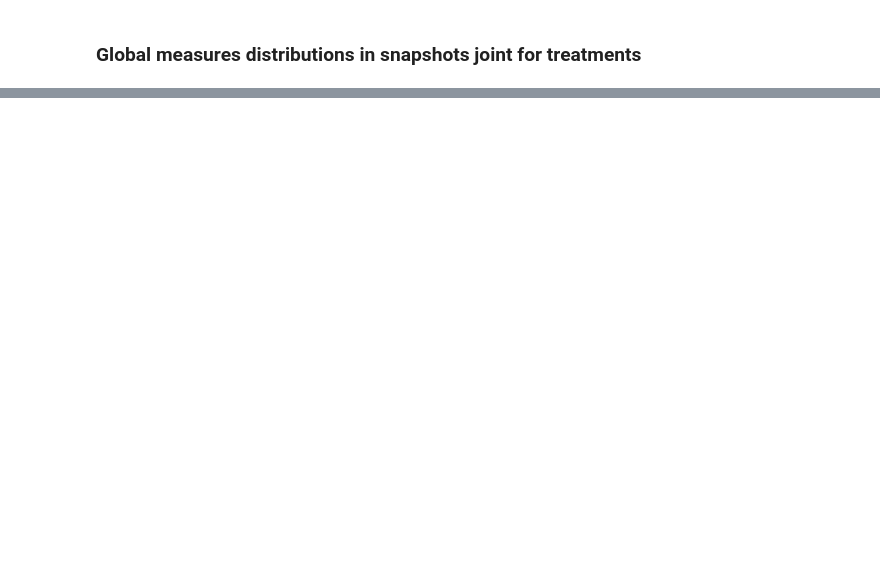
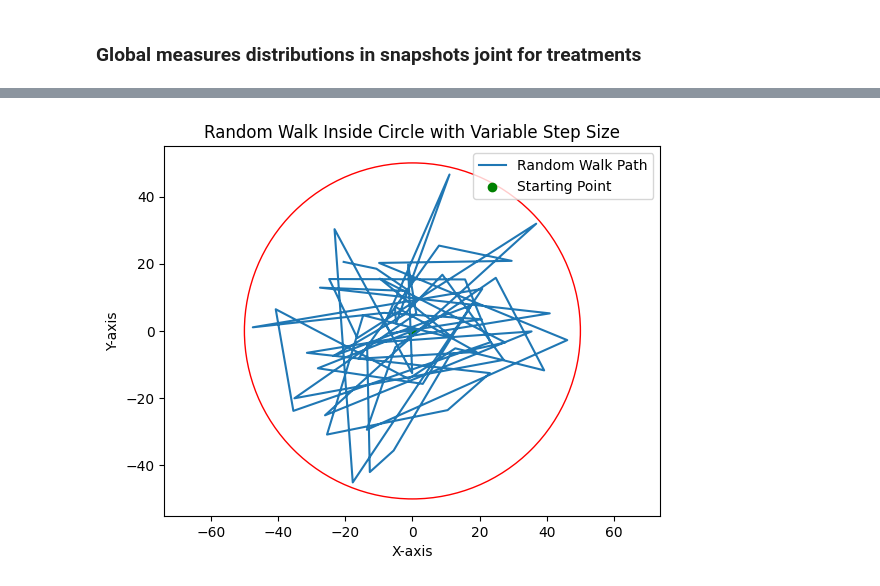
Before and after one commit to milanXpetrovic/drosophila-social-network-analysis, a Jupyter notebook: notebooks/refractor_code/todo_notebooks/snapshots_global_measures_total_boxplot.ipynb, the cells around one changed output, grey strips where cells are left out. Cells and saved outputs as stored; diff of their text form; code cells hidden in the pictures; blank space fills up the shorter version.

```diff
--- a/notebooks/refractor_code/todo_notebooks/snapshots_global_measures_total_boxplot.ipynb
+++ b/notebooks/refractor_code/todo_notebooks/snapshots_global_measures_total_boxplot.ipynb
@@ -60,0 +47,52 @@ for measure_name in combined_data.columns:
+# %%
+import random
+import math
+import matplotlib.pyplot as plt
+
+def generate_random_walk_in_circle(radius, num_steps):
+    x, y = 0, 0
+    path = [(x, y)]
+
+    for _ in range(num_steps):
+        # Generate a random angle
+        theta = random.uniform(0, 2 * math.pi)
+
+        # Generate a random step size from a uniform distribution between 0.1 and 1.0
+        step_size = random.uniform(0.1, 1.0)
+
+        # Calculate the new coordinates based on the random angle, step size, and radius
+        x_new = x + step_size * radius * math.cos(theta)
+        y_new = y + step_size * radius * math.sin(theta)
+
+        path.append((x_new, y_new))
+
+    return path
+
+def plot_random_walk(path, radius):
+    x, y = zip(*path)
+
+    # Plot the circle
+    circle = plt.Circle((0, 0), radius, color='r', fill=False)
+    plt.gca().add_patch(circle)
+
+    # Plot the random walk path
+    plt.plot(x, y, label='Random Walk Path')
+
+    # Mark the starting point
+    plt.scatter(0, 0, color='green', label='Starting Point')
+
+    plt.title('Random Walk Inside Circle with Variable Step Size')
+    plt.xlabel('X-axis')
+    plt.ylabel('Y-axis')
+    plt.legend()
+    plt.axis('equal')
+    plt.show()
+
+# Example usage:
+radius = 50
+num_steps = 60
+
+random_walk_path = generate_random_walk_in_circle(radius, num_steps)
+plot_random_walk(random_walk_path, radius)
+# %% [output]
+[figure, added]
```
Also changed, not shown: parts of 1 cell of this notebook, 26 other files.
